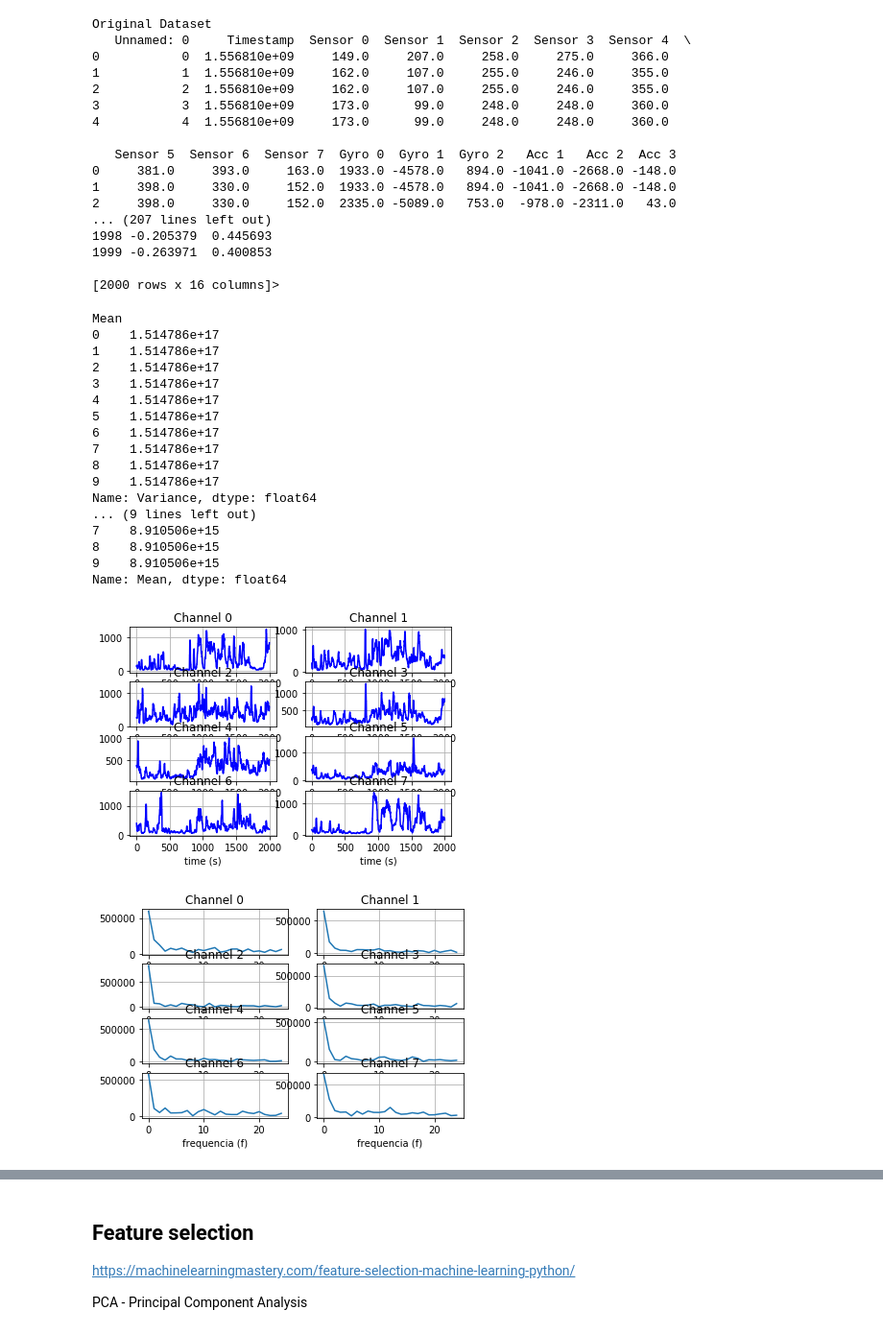
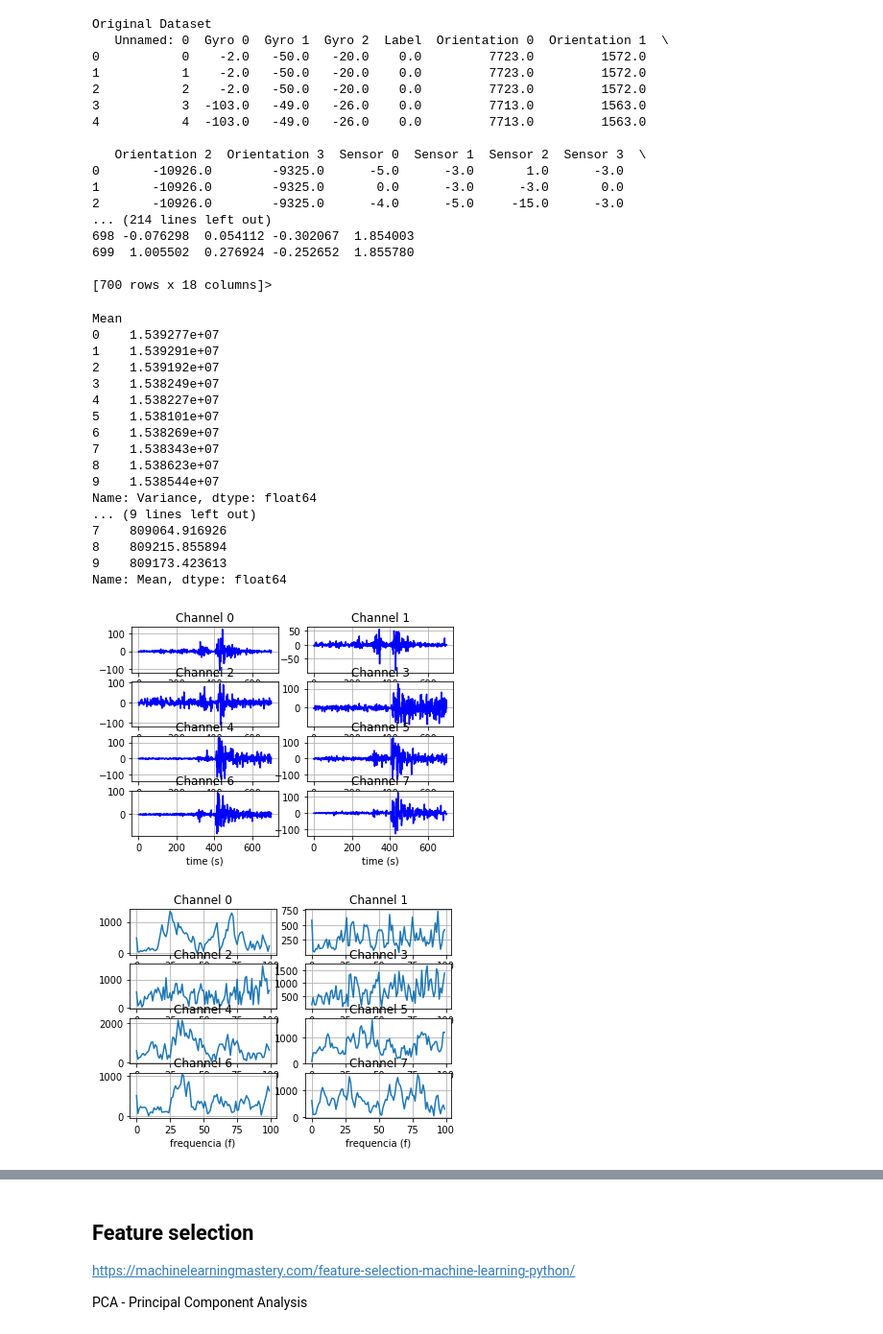
Before and after one commit to luizapozzobon/myo_project, a Jupyter notebook: Graficos.ipynb, the cells around one changed output, grey strips where cells are left out. Shown at 96% size. Saved outputs shown, nothing was run; the diff lists cells and outputs as text; code cells hidden in the pictures.

```diff
--- a/Graficos.ipynb
+++ b/Graficos.ipynb
@@ -8,7 +8,7 @@ import matplotlib.pyplot as plt
 from sklearn import preprocessing
 # %%
 # URL pro raw csv que ta no git
-url = 'datasets/myo-movendo-luiza-2019-05-02 12:11:37-.csv'
+url = './[better-code] myo-raw/datasets/myo-movimento-david-ruim-2019-06-06 11:46:06-.csv'
 # Dataset is now stored in a Pandas Dataframe
 
 #Pandas dataset
@@ -34,22 +34,22 @@ print("\n\nScaled Dataset")
 print (Scaled_Data.head)
 # %% [output]
 Original Dataset
-   Unnamed: 0     Timestamp  Sensor 0  Sensor 1  Sensor 2  Sensor 3  Sensor 4  \
-0           0  1.556810e+09     149.0     207.0     258.0     275.0     366.0
-1           1  1.556810e+09     162.0     107.0     255.0     246.0     355.0
-2           2  1.556810e+09     162.0     107.0     255.0     246.0     355.0
-3           3  1.556810e+09     173.0      99.0     248.0     248.0     360.0
-4           4  1.556810e+09     173.0      99.0     248.0     248.0     360.0
+   Unnamed: 0  Gyro 0  Gyro 1  Gyro 2  Label  Orientation 0  Orientation 1  \
+0           0    -2.0   -50.0   -20.0    0.0         7723.0         1572.0
+1           1    -2.0   -50.0   -20.0    0.0         7723.0         1572.0
+2           2    -2.0   -50.0   -20.0    0.0         7723.0         1572.0
+3           3  -103.0   -49.0   -26.0    0.0         7713.0         1563.0
+4           4  -103.0   -49.0   -26.0    0.0         7713.0         1563.0
 
-   Sensor 5  Sensor 6  Sensor 7  Gyro 0  Gyro 1  Gyro 2   Acc 1   Acc 2  Acc 3
-0     381.0     393.0     163.0  1933.0 -4578.0   894.0 -1041.0 -2668.0 -148.0
-1     398.0     330.0     152.0  1933.0 -4578.0   894.0 -1041.0 -2668.0 -148.0
-2     398.0     330.0     152.0  2335.0 -5089.0   753.0  -978.0 -2311.0   43.0
-... (207 lines left out)
-1998 -0.205379  0.445693
-1999 -0.263971  0.400853
+   Orientation 2  Orientation 3  Sensor 0  Sensor 1  Sensor 2  Sensor 3  \
+0       -10926.0        -9325.0      -5.0      -3.0       1.0      -3.0
+1       -10926.0        -9325.0       0.0      -3.0      -3.0       0.0
+2       -10926.0        -9325.0      -4.0      -5.0     -15.0      -3.0
+... (214 lines left out)
+698 -0.076298  0.054112 -0.302067  1.854003
+699  1.005502  0.276924 -0.252652  1.855780
 
-[2000 rows x 16 columns]>
+[700 rows x 18 columns]>
 # %%
 Dataset["Variance"] = Dataset.var(axis=1)
 Dataset["Mean"] = Dataset.mean(axis=1)
@@ -60,37 +60,37 @@ print("\nVariance")
 print(Dataset.get("Mean").head(10))
 # %% [output]
 Mean
-0    1.514786e+17
-1    1.514786e+17
-2    1.514786e+17
-3    1.514786e+17
-4    1.514786e+17
-5    1.514786e+17
-6    1.514786e+17
-7    1.514786e+17
-8    1.514786e+17
-9    1.514786e+17
+0    1.539277e+07
+1    1.539291e+07
+2    1.539192e+07
+3    1.538249e+07
+4    1.538227e+07
+5    1.538101e+07
+6    1.538269e+07
+7    1.538343e+07
+8    1.538623e+07
+9    1.538544e+07
 Name: Variance, dtype: float64
 ... (9 lines left out)
-7    8.910506e+15
-8    8.910506e+15
-9    8.910506e+15
+7    809064.916926
+8    809215.855894
+9    809173.423613
 Name: Mean, dtype: float64
 # %%
-ax = np.linspace(0,2000,2000,endpoint=True)
+ax = np.linspace(0, 700, 700, endpoint=True)
 for i in range(8):
     plt.subplot(4,2,i+1)
     plt.title("Channel "+str(i))
     plt.xlabel("time (s)")
     column = "Sensor "+str(i)
     l = list(Dataset.get(column))
     plt.plot(ax, l,"blue")
     plt.grid()
 
 plt.draw()
 plt.show()
 # %% [output]
-[figure, old version]
+[figure, new version]
 # %%
 for i in range(8):
     plt.subplot(4,2,i+1)
@@ -98,11 +98,11 @@ for i in range(8):
     plt.xlabel("frequencia (f)")
     column = "Sensor "+str(i)
     l = list(Dataset.get(column))
-    plt.plot(abs(np.fft.rfft(l)[:25]))
+    plt.plot(abs(np.fft.rfft(l)[:100]))
     plt.grid()
 
 plt.draw()
 plt.show()
 # %% [output]
-[figure, old version]
+[figure, new version]
 # %%
```
Also changed, not shown: parts of 10 cells of this notebook.
